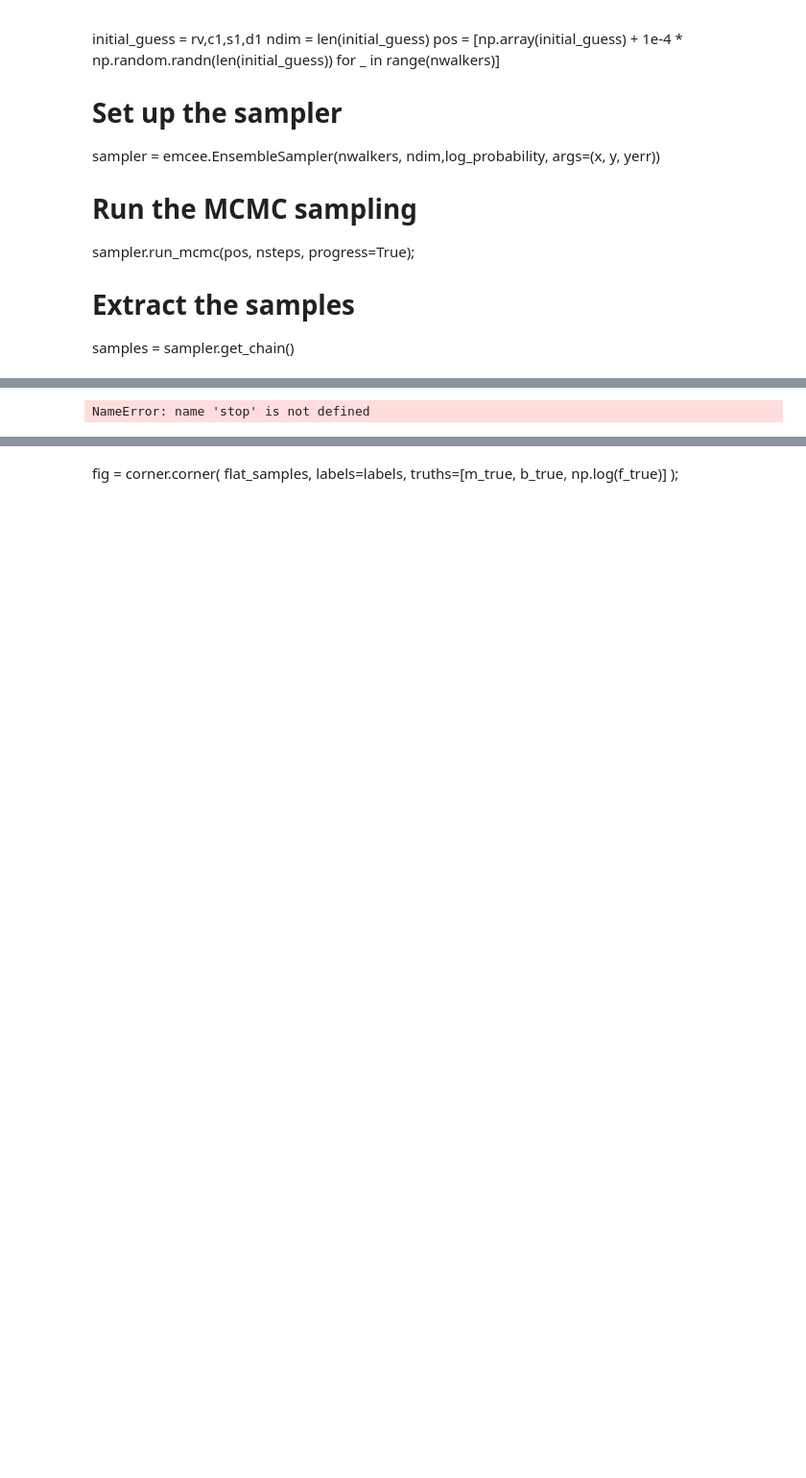
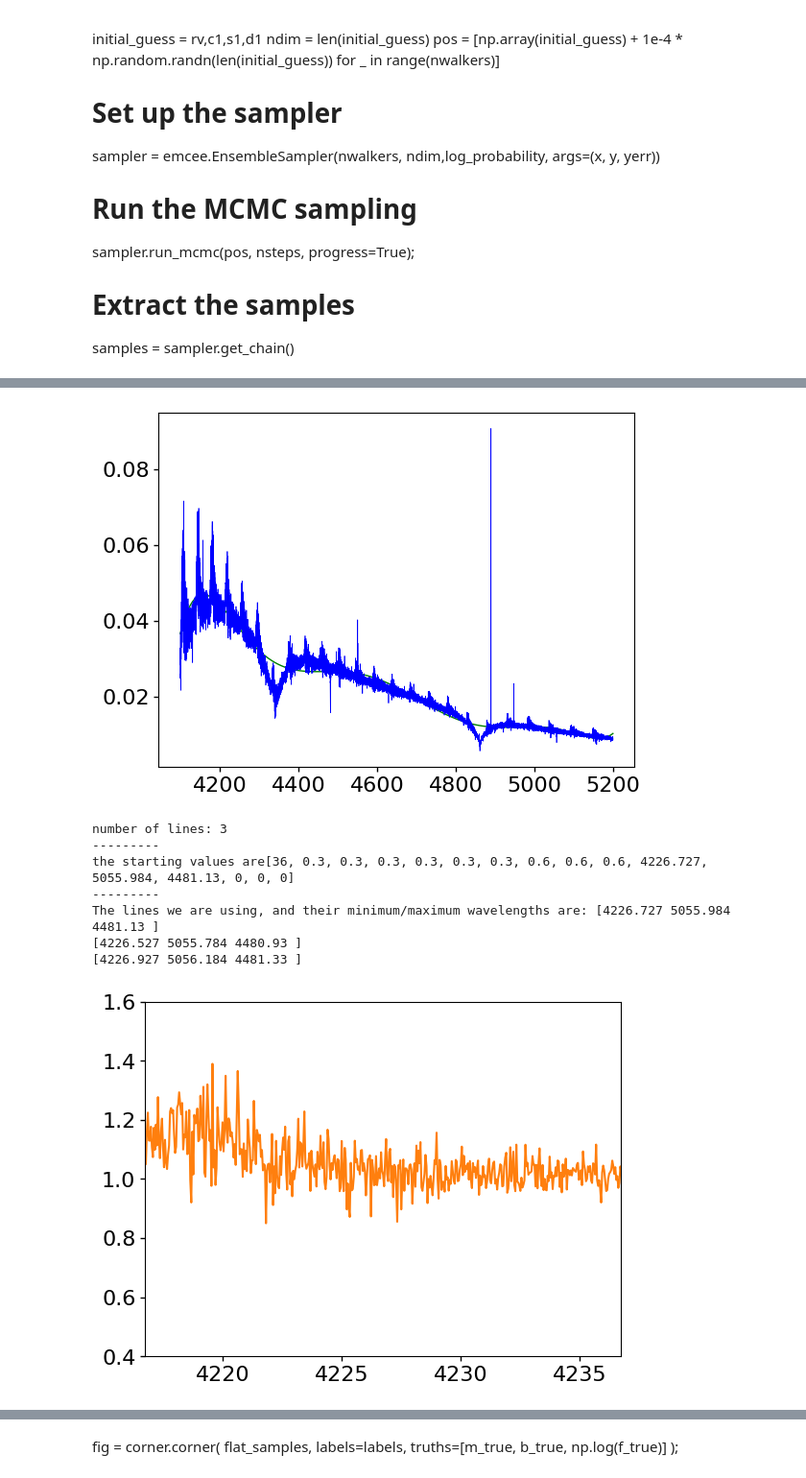
Before and after one commit to omrinolansupersharp/RadVel, a Jupyter notebook: Salt_Data_readin_radial_velocity.ipynb, the cells around one changed output, grey strips where cells are left out. Shown at 96% size. Cells and saved outputs as stored; diff of their text form; code cells hidden in the pictures; blank space fills up the shorter version.

```diff
--- a/Salt_Data_readin_radial_velocity.ipynb
+++ b/Salt_Data_readin_radial_velocity.ipynb
@@ -2513,14 +2486,10 @@ WARNING:root:Too few points to create valid contours
-# %%
-stop
-# %% [output]
-NameError: name 'stop' is not defined
 # %%
 
 #real data
 
 
 #importing, cropping, and normalising data
-wav,flux,t,star = Get_Wavelength_Flux_File("/data/wdplanetary/omri/Data/WD1929+012/2017-1-SCI-031.20170714/product/mbgphH201707140017_u2wm.fits")
+wav,flux,t,star = Get_Wavelength_Flux_File(r"C:\Users\OmriNolan\OneDrive - SUPER-SHARP Space Systems Limited\Documents\Paper_project\Data\SALT\WD1929+012\2017-1-SCI-031.20170714\product\mbgphH201707140017_u2wm.fits")
 #rwav,rflux,t,star = Get_Wavelength_Flux_File("/data/wdplanetary/omri/Data/WD1929+012/2017-1-SCI-031.20170711/product/mbgphR201707110020_u2wm.fits")
 #wav = np.concatenate((bwav,rwav))
 #flux = np.concatenate((bflux,rflux))
@@ -2693,3 +2662,4 @@ nwalkers, ndim = pos.shape
 nsteps = 2000
 sampler = emcee.EnsembleSampler(nwalkers, ndim, log_probability, args=(l,D,sigma))
 sampler.run_mcmc(pos, nsteps, progress=True)
+# %% [output]
@@ -2695,0 +2668,9 @@ sampler.run_mcmc(pos, nsteps, progress=True)
+[figure, added]
+number of lines: 3
+---------
+the starting values are[36, 0.3, 0.3, 0.3, 0.3, 0.3, 0.3, 0.6, 0.6, 0.6, 4226.727, 5055.984, 4481.13, 0, 0, 0]
+---------
+The lines we are using, and their minimum/maximum wavelengths are: [4226.727 5055.984 4481.13 ]
+[4226.527 5055.784 4480.93 ]
+[4226.927 5056.184 4481.33 ]
+[figure, added]
```
Also changed, not shown: parts of 19 cells of this notebook, 25 other files.
